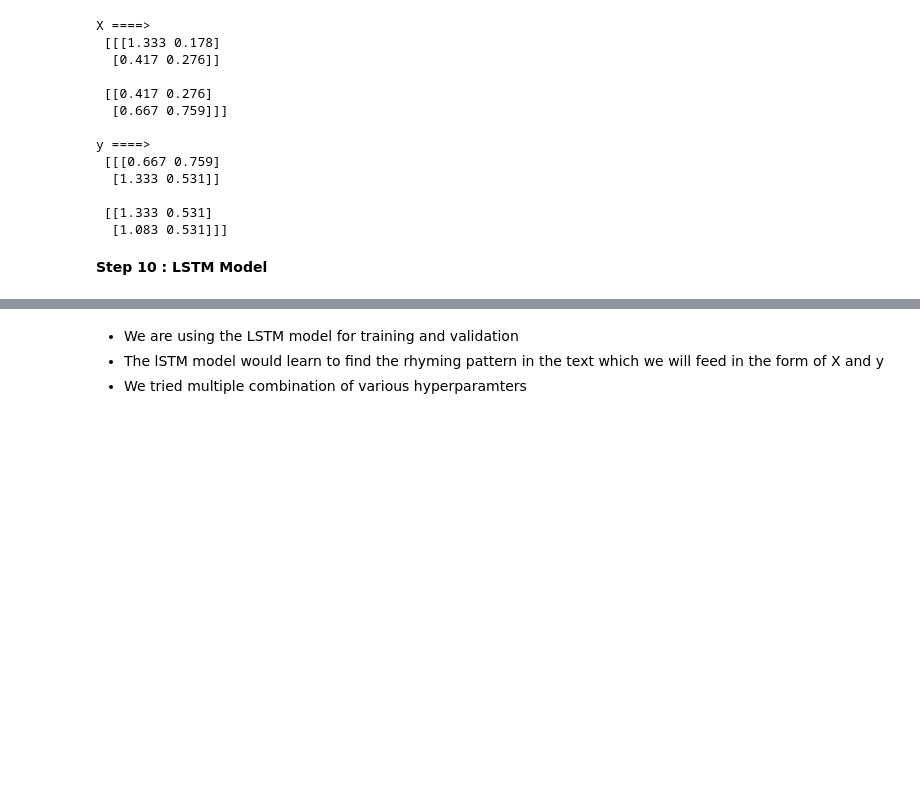
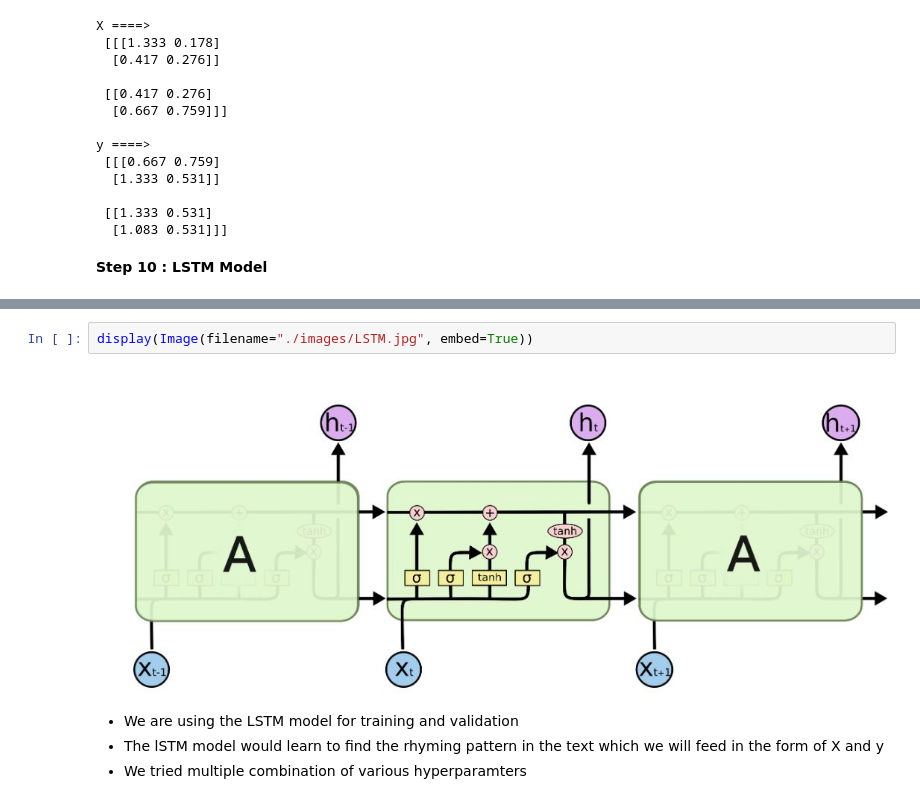
Before and after one commit to satwik2663/Deep-Learning-Rap-Lyrics-genrator, a Jupyter notebook: Code/code.ipynb, the cells around one changed output, grey strips where cells are left out. Drawn from its saved outputs; the diff is of its cells as text; blank space fills up the shorter version.

```diff
--- a/Code/code.ipynb
+++ b/Code/code.ipynb
@@ -536,3 +534,7 @@ LSTMs also have this chain like structure, but the repeating module has a differ
+# %%
+display(Image(filename="./images/LSTM.jpg", embed=True))
+# %% [output]
+[figure, added]
 # %% [markdown]
 - We are using the LSTM model for training and validation
 - The lSTM model would learn to find the rhyming pattern in the text which we will feed in the form of X and y
```
Also changed, not shown: parts of 11 cells of this notebook.
